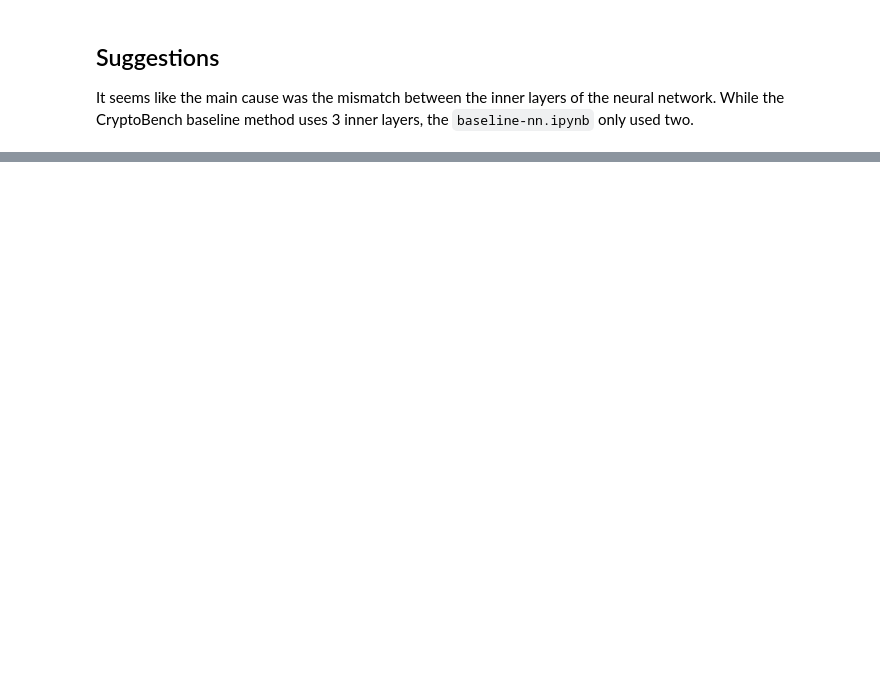
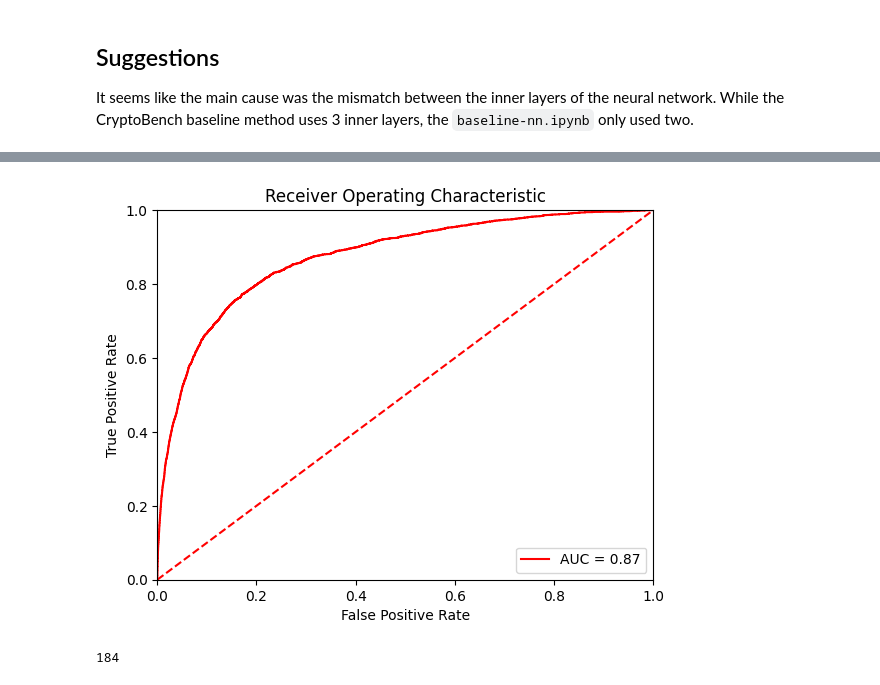
Before and after one commit to skrhakv/cryptic-finetuning, a Jupyter notebook: src/models/baseline-nn-apolo-data.ipynb, the cells around one changed output, grey strips where cells are left out. Saved outputs shown, nothing was run; the diff lists cells and outputs as text; code cells hidden in the pictures; blank space fills up the shorter version.

```diff
--- a/src/models/baseline-nn-apolo-data.ipynb
+++ b/src/models/baseline-nn-apolo-data.ipynb
@@ -243,11 +247,6 @@ def train(model, optimizer, epochs, batch_size, train_dataset, test_dataset):
         #if epoch % 10 == 0:
         print(f"Epoch: {epoch} | Loss: {loss:.5f}, Accuracy: {test_acc:.2f}% | Test loss: {test_loss:.5f}, AUC: {roc_auc:.4f}, MCC: {mcc:.4f}, F1: {f1:.4f}, AUPRC: {auprc:.4f}, sum: {sum(test_pred)}")
 
-    plt.plot(train_losses,label="train loss over epochs")
-    plt.plot(test_losses,label="test loss over epochs")
-    plt.legend()
-    plt.show()
-
     plt.title('Receiver Operating Characteristic')
     plt.plot(fpr, tpr, 'r', label = 'AUC = %0.2f' % roc_auc)
     plt.legend(loc = 'lower right')
@@ -316,0 +321,17 @@ It seems like the main cause was the mismatch between the inner layers of the ne
+# %%
+# Xs_train_apo, Ys_train_apo = process_sequence_dataset(f'{DATA_PATH}/train.txt', [ESM_EMBEDDINGS_PATH])
+Xs_train_apo, Ys_train_apo = process_sequence_dataset(f'/home/skrhakv/apolo/data/annotations/cryptobench-v2/cryptobench-translated-annotations/full-train.csv', [ESM_EMBEDDINGS_PATH])
+train_dataset_apo = SequenceCryptoBenchDataset(Xs_train_apo, Ys_train_apo)
+
+# Xs_test_apo, Ys_test_apo = process_sequence_dataset(f'{DATA_PATH}/test.txt', [ESM_EMBEDDINGS_PATH])
+Xs_test_apo, Ys_test_apo = process_sequence_dataset(f'/home/skrhakv/apolo/data/annotations/cryptobench-v2/cryptobench-translated-annotations/test.csv', [ESM_EMBEDDINGS_PATH])
+test_dataset_apo = SequenceCryptoBenchDataset(Xs_test_apo, Ys_test_apo, p2rank_evaluation=True)
+
+model = CryptoBenchClassifier().to(device)
+optimizer = torch.optim.AdamW(params=model.parameters(),
+                            lr=0.0001, weight_decay=0.01)
+
+
+_,_,_ = train(model, optimizer, epochs=7, batch_size=2048,
+      train_dataset=train_dataset_apo, test_dataset=test_dataset_apo)
+# %% [output]
@@ -316,0 +350 @@ It seems like the main cause was the mismatch between the inner layers of the ne
+[figure, added]
@@ -316,0 +367,4 @@ It seems like the main cause was the mismatch between the inner layers of the ne
+# %%
+len(is_in_p2rank)
+# %% [output]
+184
```
Also changed, not shown: parts of 9 cells of this notebook, 7 other files.
